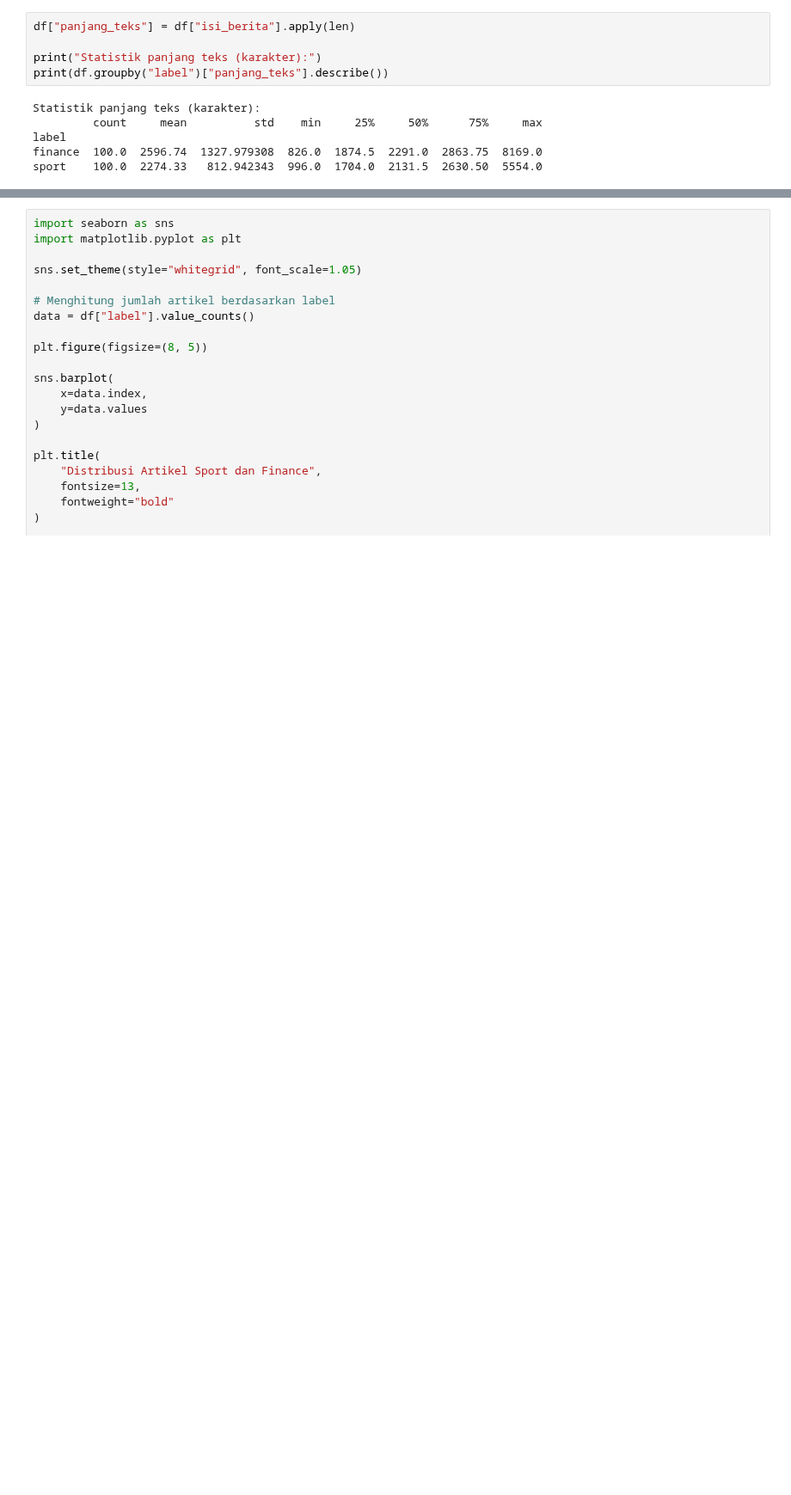
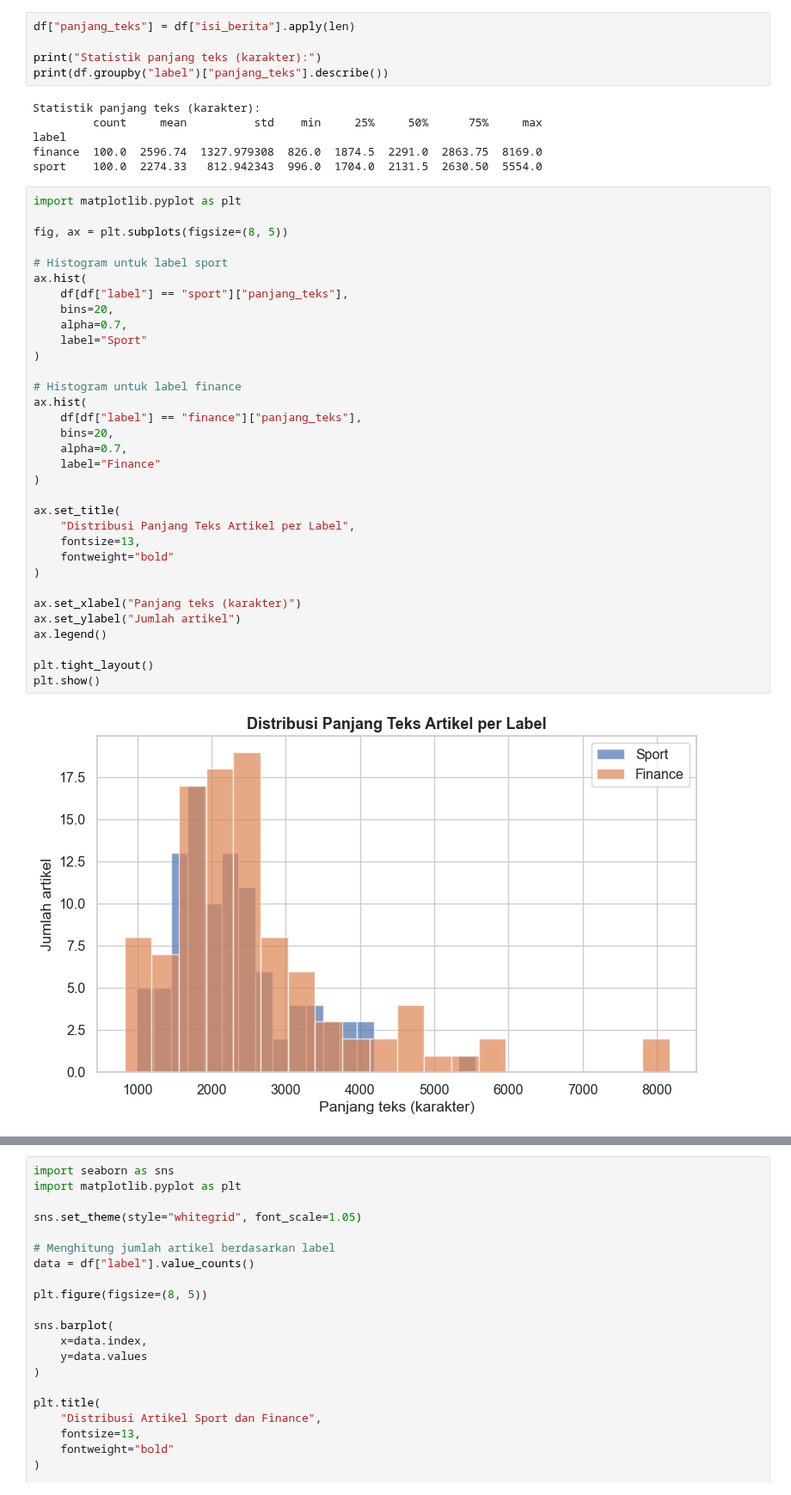
Before and after one commit to alishasalsa/ppw, a Jupyter notebook: CRISP-DM/EDA.ipynb, the cells around one changed output, grey strips where cells are left out. Shown at 86% size. Cells and saved outputs as stored; diff of their text form; blank space fills up the shorter version.

```diff
--- a/CRISP-DM/EDA.ipynb
+++ b/CRISP-DM/EDA.ipynb
@@ -57,6 +71,41 @@ Statistik panjang teks (karakter):
 label
 finance  100.0  2596.74  1327.979308  826.0  1874.5  2291.0  2863.75  8169.0
 sport    100.0  2274.33   812.942343  996.0  1704.0  2131.5  2630.50  5554.0
+# %%
+import matplotlib.pyplot as plt
+
+fig, ax = plt.subplots(figsize=(8, 5))
+
+# Histogram untuk label sport
+ax.hist(
+    df[df["label"] == "sport"]["panjang_teks"],
+    bins=20,
+    alpha=0.7,
+    label="Sport"
+)
+
+# Histogram untuk label finance
+ax.hist(
+    df[df["label"] == "finance"]["panjang_teks"],
+    bins=20,
+    alpha=0.7,
+    label="Finance"
+)
+
+ax.set_title(
+    "Distribusi Panjang Teks Artikel per Label",
+    fontsize=13,
+    fontweight="bold"
+)
+
+ax.set_xlabel("Panjang teks (karakter)")
+ax.set_ylabel("Jumlah artikel")
+ax.legend()
+
+plt.tight_layout()
+plt.show()
+# %% [output]
+[figure, added]
 # %%
 import sys
 
```
Also changed, not shown: parts of 14 cells of this notebook, 16 other files.
